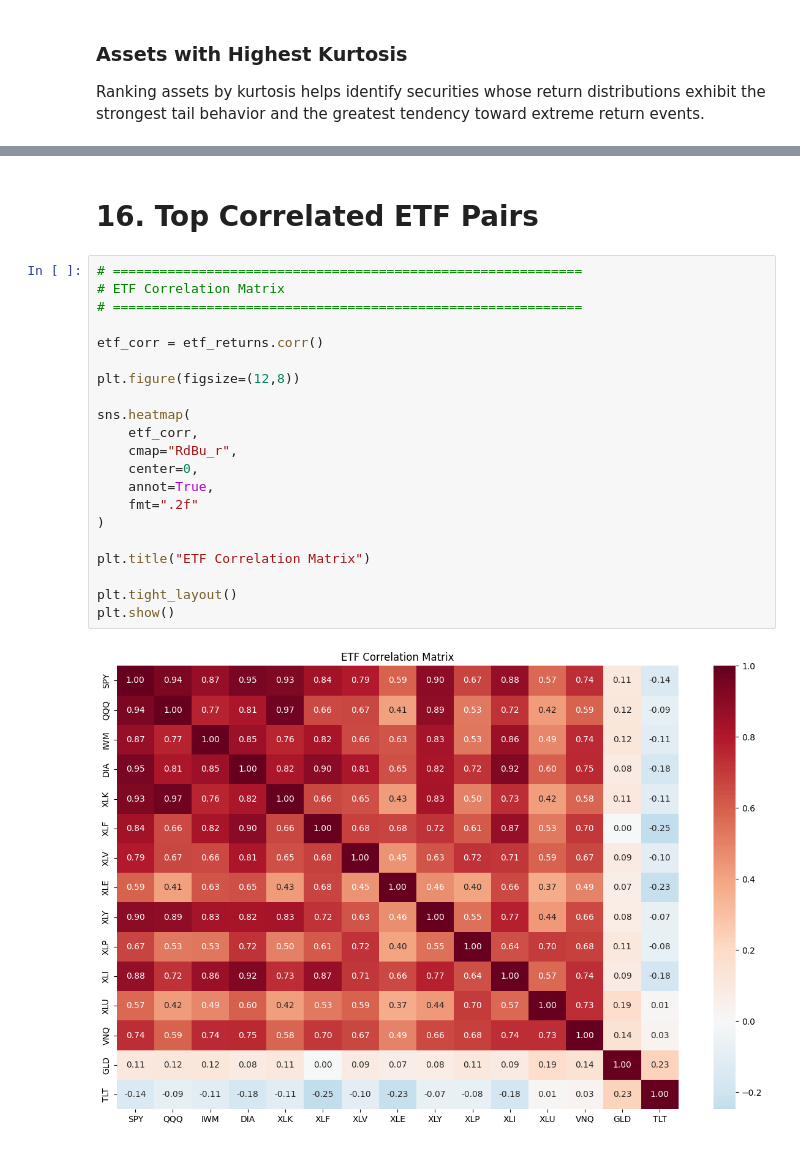
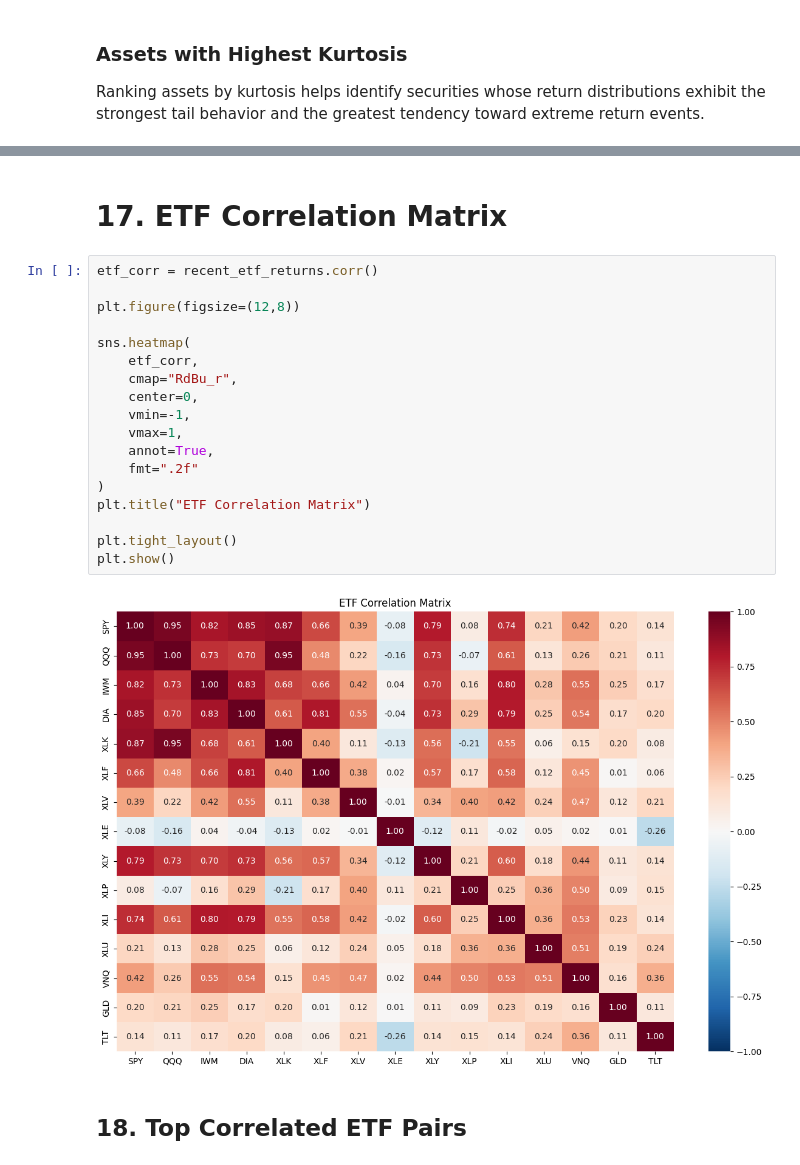
Before and after one commit to aarju-24/internship_project, a Jupyter notebook: notebooks/eda.ipynb, the cells around one changed output, grey strips where cells are left out. Cells and saved outputs as stored; diff of their text form.

```diff
--- a/notebooks/eda.ipynb
+++ b/notebooks/eda.ipynb
@@ -845,28 +783,27 @@ top_stock_pairs.head()
 # %% [markdown]
-# 16. Top Correlated ETF Pairs
+# 17. ETF Correlation Matrix
 # %%
-# ============================================================
-# ETF Correlation Matrix
-# ============================================================
-
-etf_corr = etf_returns.corr()
+etf_corr = recent_etf_returns.corr()
 
 plt.figure(figsize=(12,8))
 
 sns.heatmap(
     etf_corr,
     cmap="RdBu_r",
     center=0,
+    vmin=-1,
+    vmax=1,
     annot=True,
     fmt=".2f"
 )
-
 plt.title("ETF Correlation Matrix")
 
 plt.tight_layout()
 plt.show()
 # %% [output]
-[figure, old version]
+[figure, new version]
+# %% [markdown]
+## 18. Top Correlated ETF Pairs
 # %%
 upper_etf = etf_corr.where(
     np.triu(
```
Also changed, not shown: parts of 113 cells of this notebook, 10 other files.
